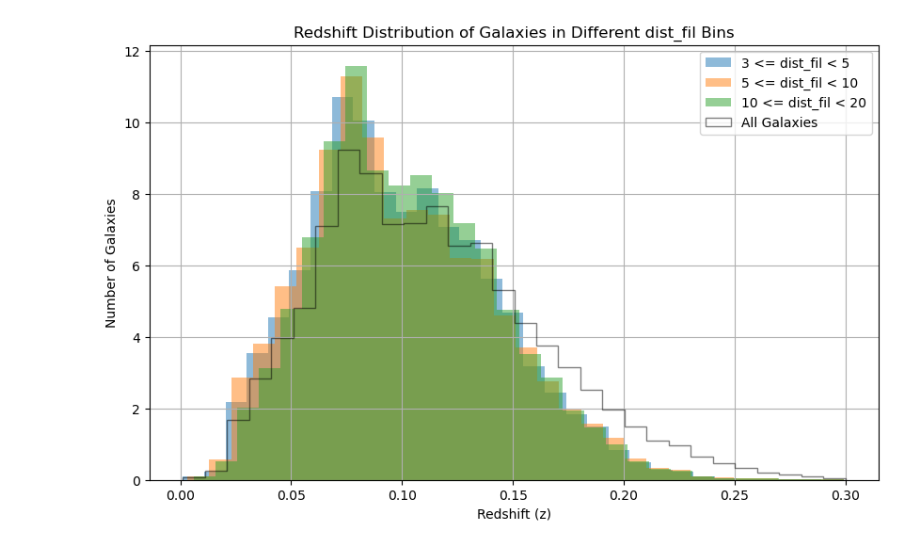
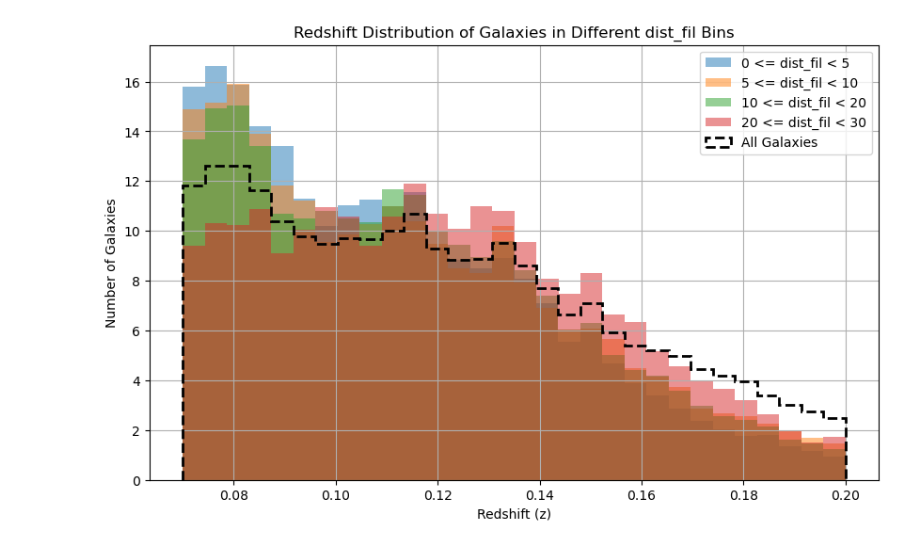
Before and after one commit to FedeDavilaKurban/filbao, a Jupyter notebook: redshiftPDF_byDistFil.ipynb, the cells around one changed output. Cells and saved outputs as stored; diff of their text form; code cells hidden in the pictures.

```diff
--- a/redshiftPDF_byDistFil.ipynb
+++ b/redshiftPDF_byDistFil.ipynb
@@ -18,34 +18,34 @@ def plot_redshift_distribution(data, dist_fil_bins, output_file, density=False):
         plt.hist(redshifts, bins=30, alpha=0.5, label=f'{dist_fil_bins[i]} <= dist_fil < {dist_fil_bins[i+1]}', \
                  density=density, histtype='stepfilled')
 
     # Include the overall redshift distribution for comparison
-    plt.hist(data['red'], bins=30, alpha=0.5, label='All Galaxies', density=density, histtype='step', color='k')
+    plt.hist(data['red'], bins=30, alpha=1, label='All Galaxies', density=density, histtype='step', edgecolor='k', linewidth=2, linestyle='--')
 
 
     plt.xlabel('Redshift (z)')
     plt.ylabel('Number of Galaxies')
     plt.title('Redshift Distribution of Galaxies in Different dist_fil Bins')
     plt.legend()
     plt.grid()
     plt.savefig(output_file)
     plt.show()
 
 def main():
     # Load your data (replace 'your_data_file.fits' with your actual data file)
     data = Table.read("../data/sdss_dr72safe0_zmin_0.000_zmax_0.300_sigma_5.0.csv")
     data = data[data['gr'] > 0.8]  # Filter out galaxies with z >= 0.3
-
+    data = data[(data['red']>.07)&(data['red']<0.2)]
     #data = data[data['dist_fil']>25.]
 
     # Define dist_fil bins (you can adjust these bins as needed)
-    dist_fil_bins = [3, 5, 10, 20]  # Example bins in Mpc
+    dist_fil_bins = [0, 5, 10, 20, 30]  # Example bins in Mpc
 
     density = True
 
     # Plot the redshift distribution
     plot_redshift_distribution(data, dist_fil_bins, '../plots/redshift_distribution_distfil.png', density)
 
 if __name__ == "__main__":
     main()
 # %% [output]
-[figure, old version]
+[figure, new version]
```
Also changed, not shown: parts of 1 cell of this notebook, 47 other files.
